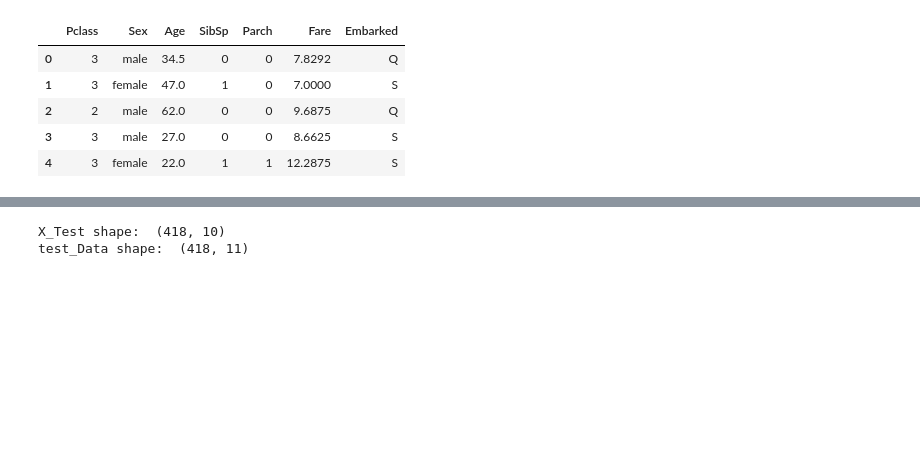
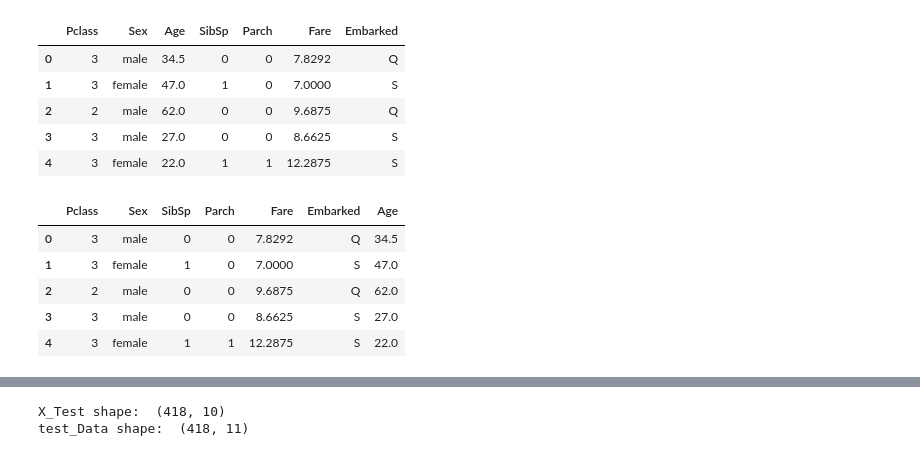
Before and after one commit to a-asaria/data-science, a Jupyter notebook: 2501-Titanic/250113-titanic-random-forest-h-parameter-tuning.ipynb, the cells around one changed output, grey strips where cells are left out. Drawn from its saved outputs; the diff is of its cells as text; code cells hidden in the pictures; blank space fills up the shorter version.

```diff
--- a/2501-Titanic/250113-titanic-random-forest-h-parameter-tuning.ipynb
+++ b/2501-Titanic/250113-titanic-random-forest-h-parameter-tuning.ipynb
@@ -272,7 +275,17 @@ X_test.head()
 # %%
 # Let us impute the ages as before
 
-X_test['Age'] = X_test['Age'].fillna(train_df.groupby('Pclass')['Age'].transform('median'))
+X_test = X_test.merge(train_df.groupby('Pclass')['Age'].apply(np.nanmedian), how='left', on='Pclass')
+X_test['Age'] = X_test.Age_x.combine_first(X_test.Age_y)
+X_test.drop(columns=['Age_x','Age_y'], inplace=True)
+X_test.head()
+# %% [output]
+|  | Pclass | Sex | SibSp | Parch | Fare | Embarked | Age |
+| 0 | 3 | male | 0 | 0 | 7.8292 | Q | 34.5 |
+| 1 | 3 | female | 1 | 0 | 7.0000 | S | 47.0 |
+| 2 | 2 | male | 0 | 0 | 9.6875 | Q | 62.0 |
+| 3 | 3 | male | 0 | 0 | 8.6625 | S | 27.0 |
+| 4 | 3 | female | 1 | 1 | 12.2875 | S | 22.0 |
 # %%
 # Let's use the median fare per class also to impute the missing fare
 
```
Also changed, not shown: parts of 9 cells of this notebook, 1 other file.
